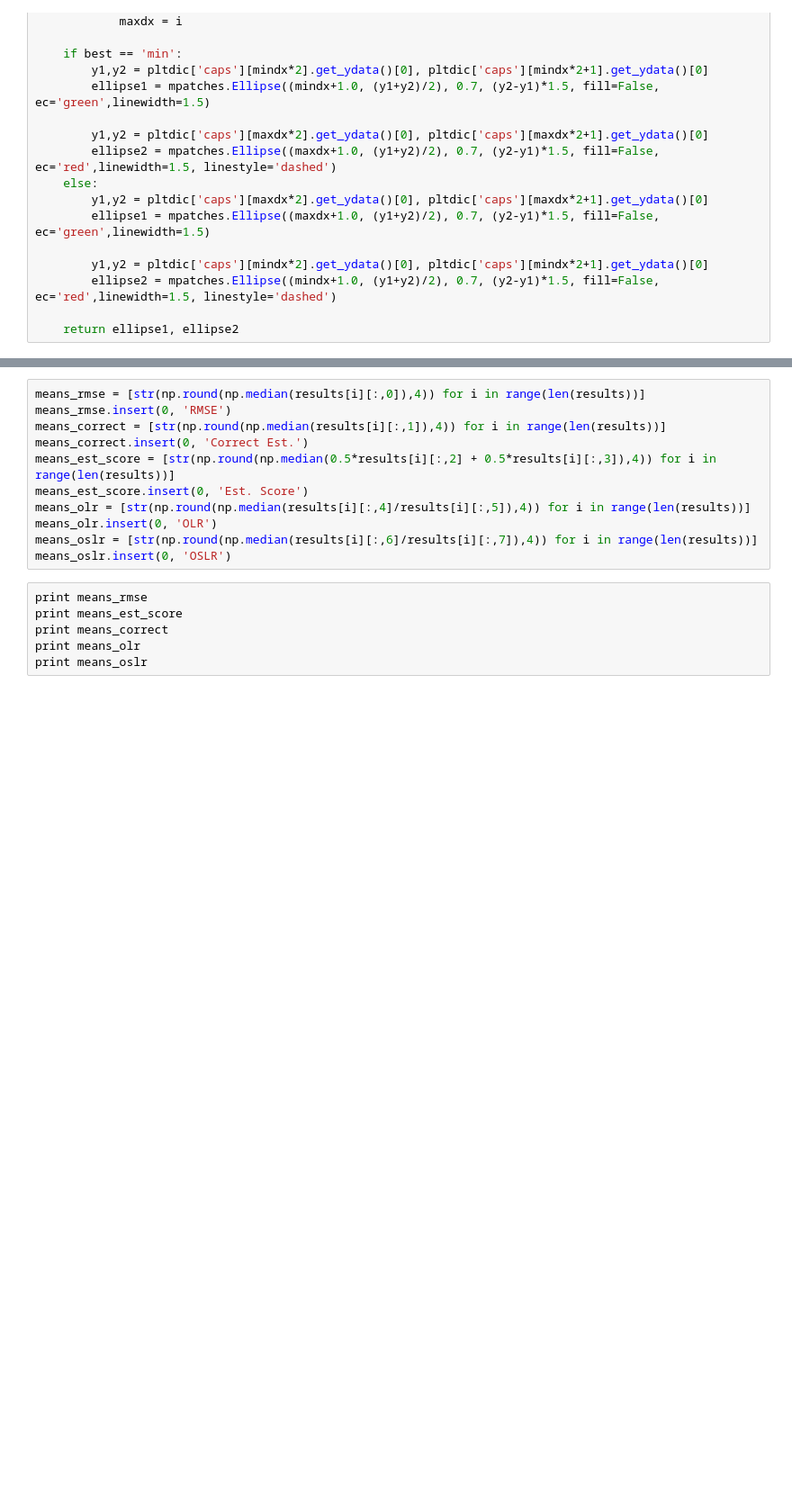
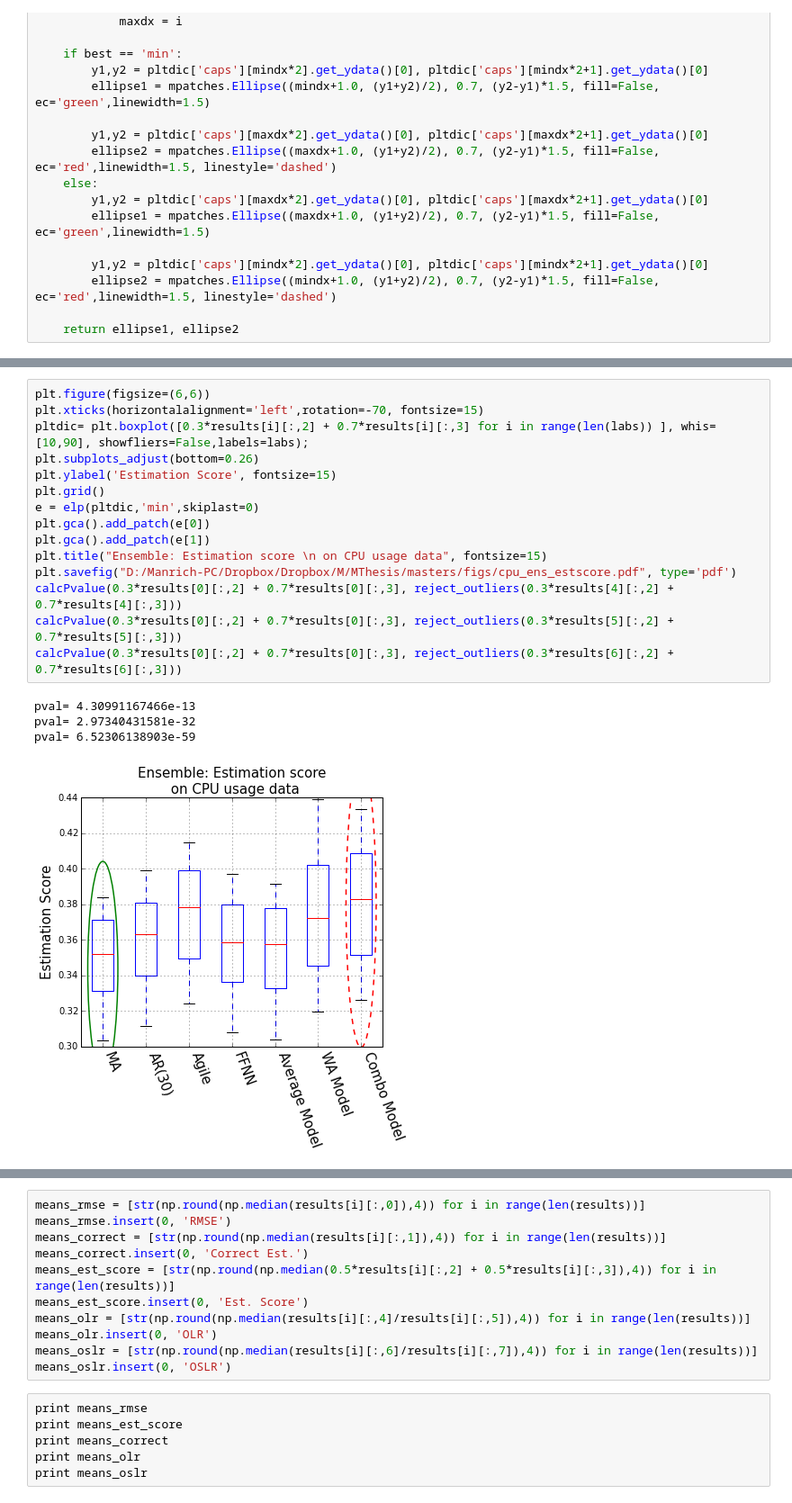
Before and after one commit to Manrich121/ForecastingCloud, a Jupyter notebook: DataPlot/src/model_eval_ensemble_cpu.ipynb, the cells around one changed output, grey strips where cells are left out. Shown at 90% size. Drawn from its saved outputs; the diff is of its cells as text; blank space fills up the shorter version.

```diff
--- a/DataPlot/src/model_eval_ensemble_cpu.ipynb
+++ b/DataPlot/src/model_eval_ensemble_cpu.ipynb
@@ -71,0 +114,20 @@ plt.title("Enseble: RMSE on CPU usage data",fontsize=15)
+# %%
+plt.figure(figsize=(6,6))
+plt.xticks(horizontalalignment='left',rotation=-70, fontsize=15)
+pltdic= plt.boxplot([0.3*results[i][:,2] + 0.7*results[i][:,3] for i in range(len(labs)) ], whis=[10,90], showfliers=False,labels=labs);
+plt.subplots_adjust(bottom=0.26)
+plt.ylabel('Estimation Score', fontsize=15)
+plt.grid()
+e = elp(pltdic,'min',skiplast=0)
+plt.gca().add_patch(e[0])
+plt.gca().add_patch(e[1])
+plt.title("Ensemble: Estimation score \n on CPU usage data", fontsize=15)
+plt.savefig("D:/Manrich-PC/Dropbox/Dropbox/M/MThesis/masters/figs/cpu_ens_estscore.pdf", type='pdf')
+calcPvalue(0.3*results[0][:,2] + 0.7*results[0][:,3], reject_outliers(0.3*results[4][:,2] + 0.7*results[4][:,3]))
+calcPvalue(0.3*results[0][:,2] + 0.7*results[0][:,3], reject_outliers(0.3*results[5][:,2] + 0.7*results[5][:,3]))
+calcPvalue(0.3*results[0][:,2] + 0.7*results[0][:,3], reject_outliers(0.3*results[6][:,2] + 0.7*results[6][:,3]))
+# %% [output]
+pval= 4.30991167466e-13
+pval= 2.97340431581e-32
+pval= 6.52306138903e-59
+[figure, added]
```
Also changed, not shown: parts of 9 cells of this notebook, 8 other files.
